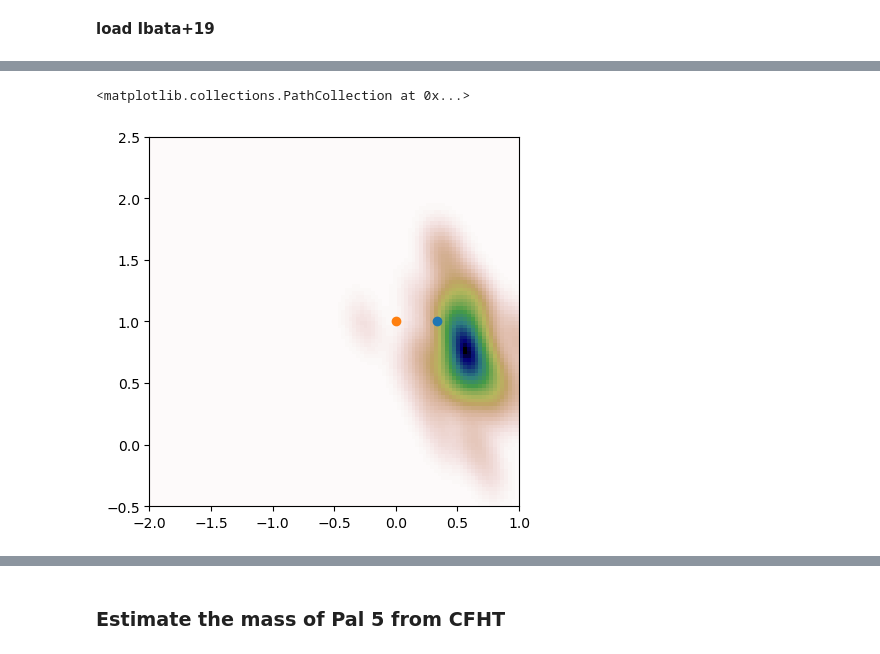
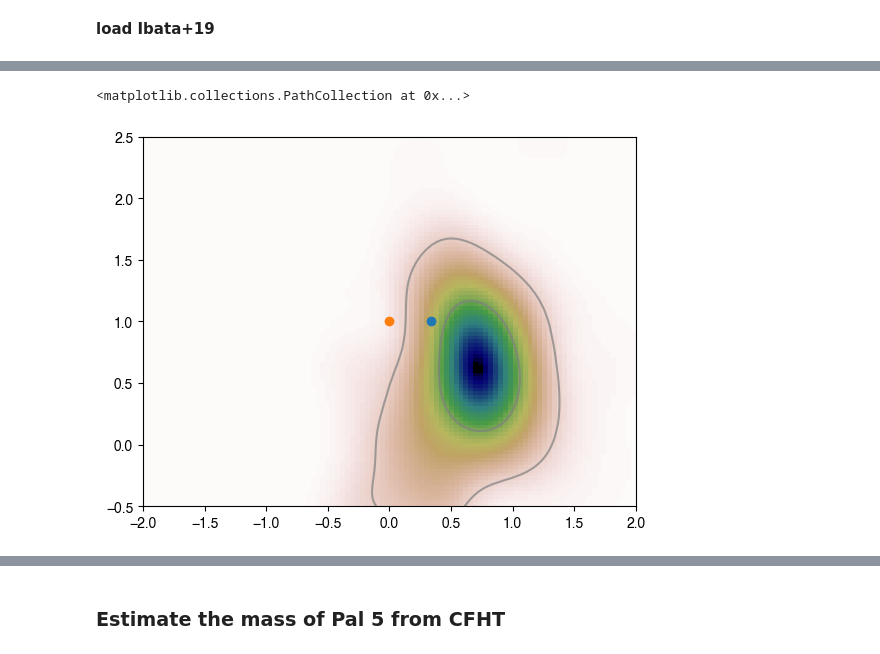
Before and after one commit to ybillchen/GC_stream, a Jupyter notebook: notebooks/GC-streams-mass.ipynb, the cells around one changed output, grey strips where cells are left out. Cells and saved outputs as stored; diff of their text form; code cells hidden in the pictures.

```diff
--- a/notebooks/GC-streams-mass.ipynb
+++ b/notebooks/GC-streams-mass.ipynb
@@ -843,2 +2431,0 @@ dlogmdot = np.array(dlogmdot)
-# %%
-a, b, c, sig = linear_fit_maxlike_boot(logmdot, logm, logOmega, dlogmdot, 100)
@@ -844,0 +2701,15 @@ a, b, c, sig = linear_fit_maxlike_boot(logmdot, logm, logOmega, dlogmdot, 100)
+# %%
+# Theoretical estimate from BT08
+
+for key, c in zip(gc_stream_list, color_list):
+    mgc = 10**gc.loc[key]['logm'] # in Msun
+    rgc = gc.loc[key]['rh,m'] # in pc
+    # mstar = 0.5 # in Msun
+    mstar = mstar_mean_dict[key] # in Msun
+    Nstar = mgc / mstar
+    trh = 780 / np.log(0.2*Nstar) * (mstar/1)**-1 * (mgc/1e5)**0.5 * (rgc/1)**1.5 # in Myr
+
+    mdot_bt08 = mgc / (20*trh)
+    mdot = mdot_dict[key][0]
+
+    print(display_name_convert(key), rgc, trh, mdot/mdot_bt08)
@@ -844,0 +2729,8 @@ a, b, c, sig = linear_fit_maxlike_boot(logmdot, logm, logOmega, dlogmdot, 100)
+# %%
+# rh / rtid
+
+for key, c in zip(gc_stream_list, color_list):
+    rgc = gc.loc[key]['rh,m'] # in pc
+    rtid = gc.loc[key]['rt'] # in pc
+
+    print(display_name_convert(key), rgc/rtid)
@@ -845,19 +2842,32 @@ a, b, c, sig = linear_fit_maxlike_boot(logmdot, logm, logOmega, dlogmdot, 100)
 # %%
 xmin = -2
-xmax = 1
+xmax = 2
 ymin = -0.5
 ymax = 2.5
 
+hx = 0.2
+hy = 0.2
+y_scale = hy/hx
+
 X, Y = np.mgrid[xmin:xmax:100j, ymin:ymax:100j]
 positions = np.vstack([X.ravel(), Y.ravel()])
-values = np.vstack([b, c])
-kernel = gaussian_kde(values)
+values = np.vstack([b, c/y_scale])
+kernel = gaussian_kde(values, bw_method=hx)
+kernel.covariance = np.eye(values.shape[0]) * hx**2
+kernel.cho_cov = linalg.cholesky(np.eye(values.shape[0]), lower=True) * hx
 Z = np.reshape(kernel(positions).T, X.shape)
 
+sorted_kde_vals = np.sort(Z.ravel())
+total_kde_val = np.sum(sorted_kde_vals)
+cdf = np.cumsum(sorted_kde_vals) / total_kde_val
+levels = [sorted_kde_vals[np.argmax(cdf >= p)] for p in [1-0.954**2, 1-0.683**2]]
+plt.contour(X, Y, Z, levels=levels, colors='gray', alpha=0.7)
+
 plt.imshow(np.rot90(Z), cmap=plt.cm.gist_earth_r, extent=[xmin, xmax, ymin, ymax])
+# plt.scatter(b, c)
 
 plt.scatter(1/3,1)
 plt.scatter(0,1)
 # %% [output]
 <matplotlib.collections.PathCollection at 0x...>
-[figure, old version]
+[figure, new version]
```
Also changed, not shown: parts of 69 cells of this notebook, 11 other files.
